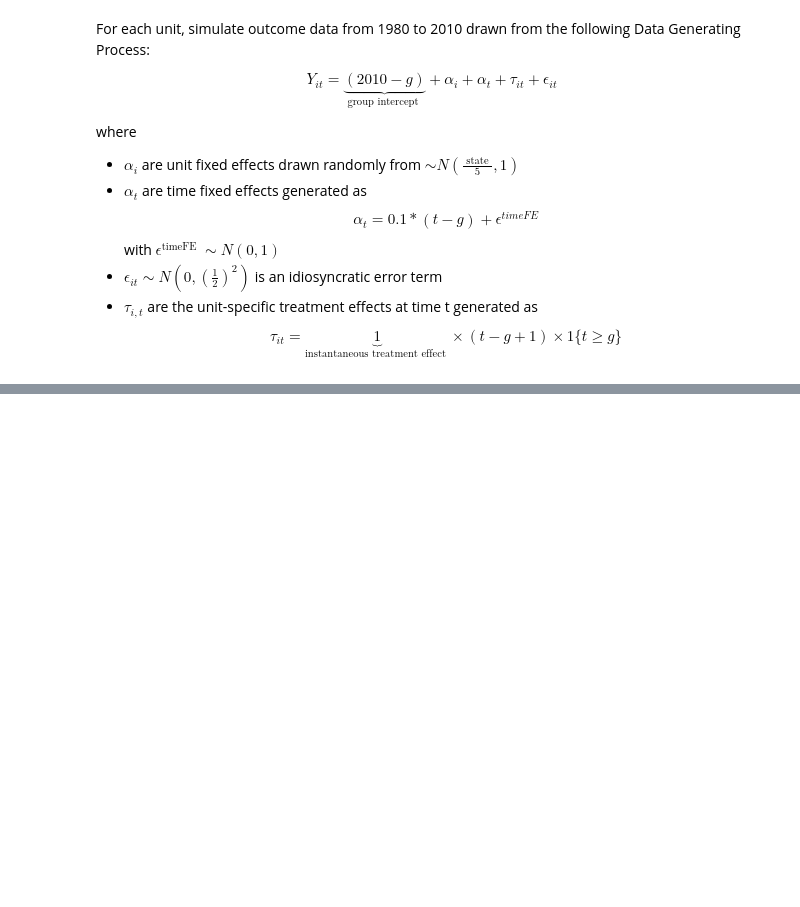
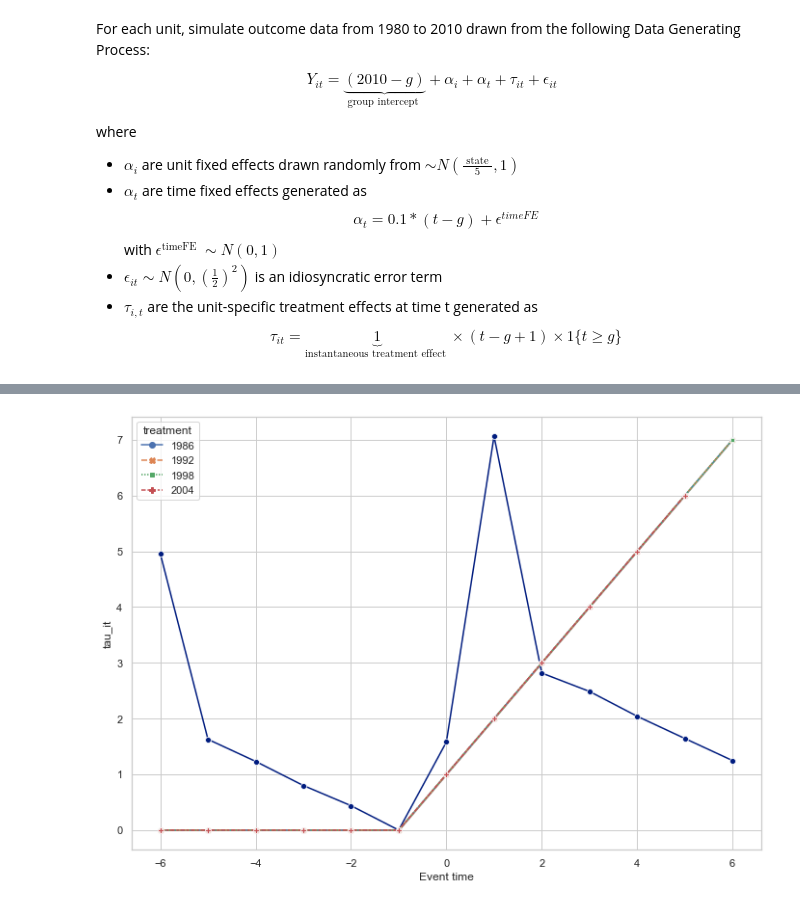
Before and after one commit to jmquintero925/Metrics-III, a Jupyter notebook: ps4/Pset 4 - Q2.ipynb, the cells around one changed output, grey strips where cells are left out. Saved outputs shown, nothing was run; the diff lists cells and outputs as text; code cells hidden in the pictures; blank space fills up the shorter version.

```diff
--- a/ps4/Pset 4 - Q2.ipynb
+++ b/ps4/Pset 4 - Q2.ipynb
@@ -132,0 +298,19 @@ df_treatment
+# %%
+index = [-6, -5, -4, -3, -2, 0, 1, 2, 3,4 ,5 ,6]
+df_plot = pd.DataFrame({'Coefficient':df_montecarlo.mean().values}, index=index) # coefficients
+
+aux = pd.DataFrame({'Coefficient':[0]}, index=[-1])
+aux.iloc[-1] = 0
+
+df_plot = pd.concat([df_plot, aux]) # append a zero at negative -1
+df_plot.index.name = 'Event time'
+
+
+# PLOT
+fig, ax = plt.subplots()
+
+twfe = sns.lineplot(markers=True, legend=False, palette='dark',data=df_plot, ax=ax);
+att = sns.lineplot(x="event_time", y="tau_it", hue='treatment', style='treatment',
+            markers=True, legend = 'auto', palette="deep", ax = ax, data=df[df.event_time.between(-6,6)]);
+# %% [output]
+[figure, added]
```
Also changed, not shown: parts of 22 cells of this notebook.
